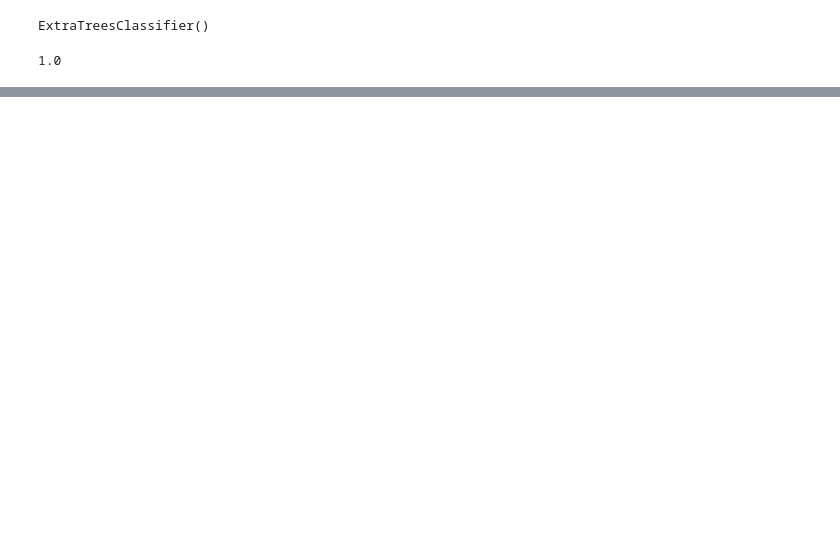
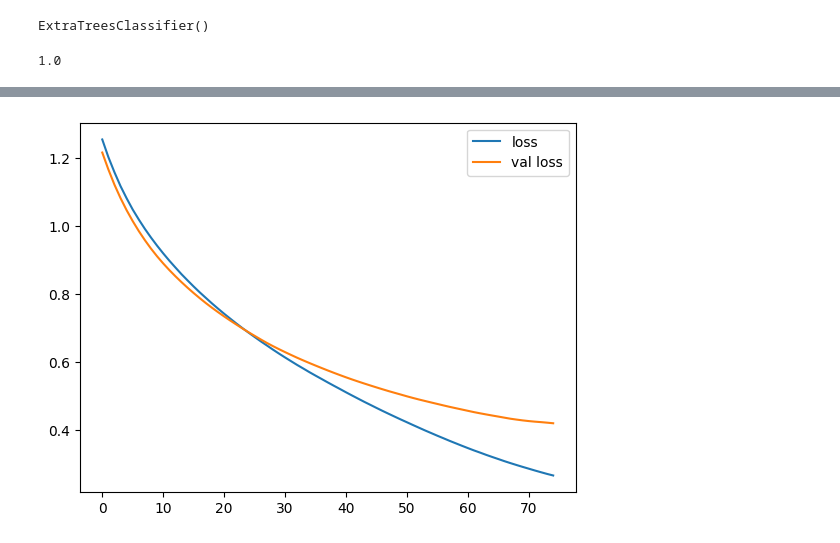
Before and after one commit to boay00/capstone-GA, a Jupyter notebook: 3-modeling-playstyle/code/playstyle-classification-model.ipynb, the cells around one changed output, grey strips where cells are left out. Saved outputs shown, nothing was run; the diff lists cells and outputs as text; code cells hidden in the pictures; blank space fills up the shorter version.

Commit message:
nn and playstyle data from charles and me

```diff
--- a/3-modeling-playstyle/code/playstyle-classification-model.ipynb
+++ b/3-modeling-playstyle/code/playstyle-classification-model.ipynb
@@ -129,0 +410,33 @@ pipe = Pipel
+# %%
+model = Sequential()
+
+model.add(Dense(32,
+                input_shape = (46,),
+                activation = 'relu'
+               )
+         )
+
+model.add(Dense(16,
+                activation='relu'
+               )
+         )
+
+model.add(Dense(3,
+                activation = 'softmax'
+               )
+         )
+# %%
+model.compile(loss = 'categorical_crossentropy', metrics = ['acc'], optimizer = 'adam')
+# %%
+early_stop = EarlyStopping(monitor='val_loss',
+                           patience = 5,
+                           min_delta = 0.01,
+                           restore_best_weights=True
+                          )
+# %%
+history = model.fit(X_train, y_train,
+          validation_data=(X_test, y_test),
+          epochs = 100,
+          batch_size = 512,
+          callbacks = [early_stop]
+                   )
@@ -129,0 +461,6 @@ pipe = Pipel
+# %%
+plt.plot(history.history['loss'], label = 'loss')
+plt.plot(history.history['val_loss'], label = 'val loss')
+plt.legend();
+# %% [output]
+[figure, added]
```
Also changed, not shown: parts of 53 cells of this notebook, 12 other files.
